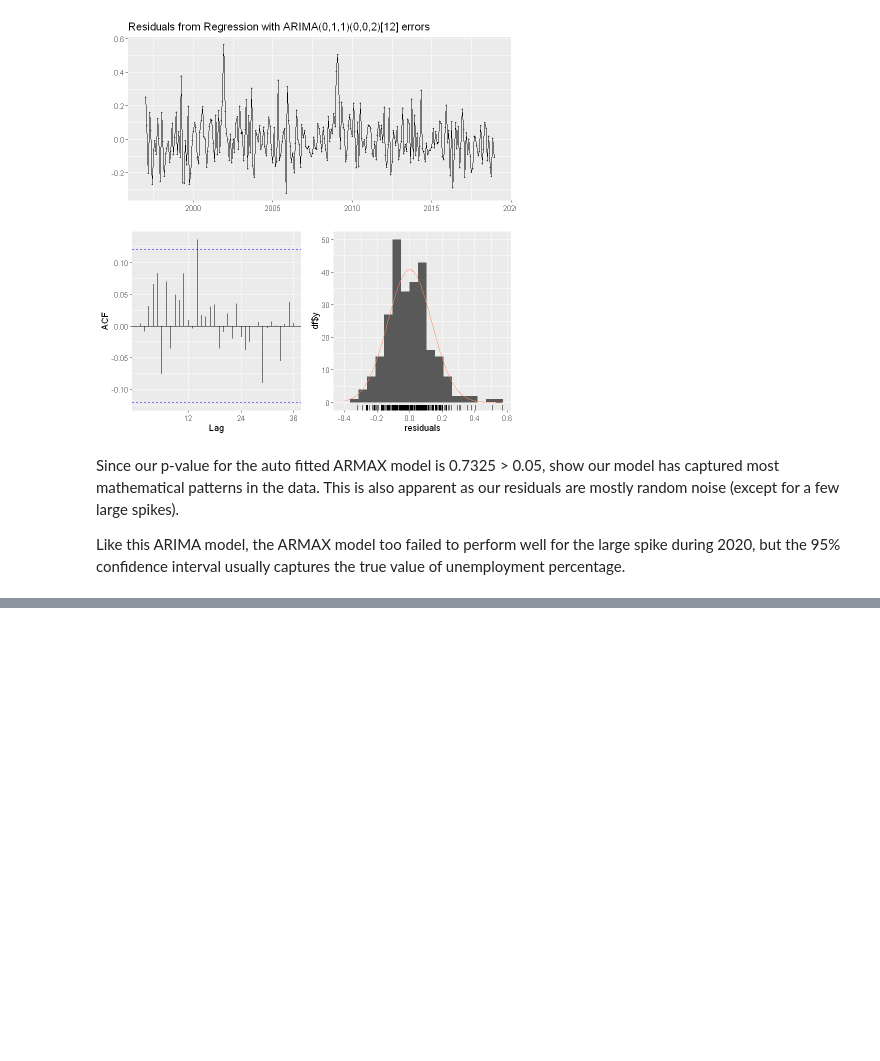
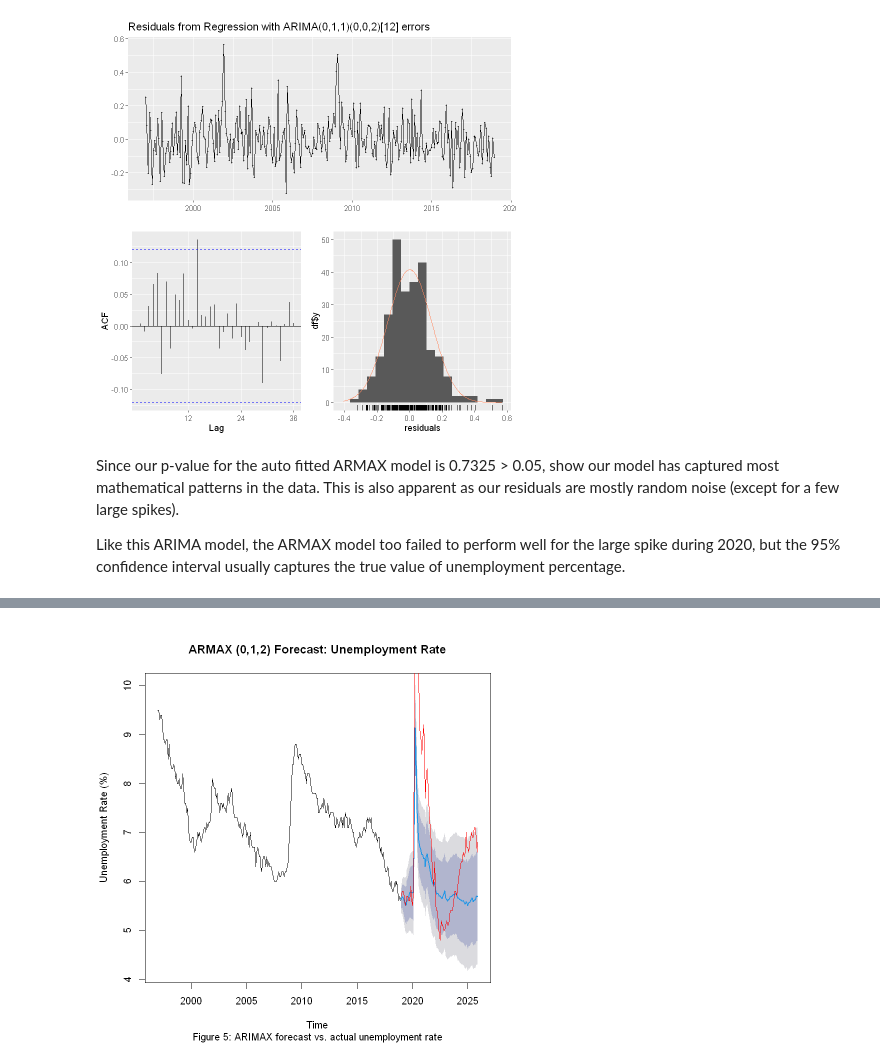
Before and after one commit to dhawal-rathore/Unemployment-Rate-Forecasting-STAT-443, a Jupyter notebook: modelling_armax.ipynb, the cells around one changed output, grey strips where cells are left out. Drawn from its saved outputs; the diff is of its cells as text; code cells hidden in the pictures; blank space fills up the shorter version.

```diff
--- a/modelling_armax.ipynb
+++ b/modelling_armax.ipynb
@@ -133,0 +223,10 @@ Like this ARIMA model, the ARMAX model too failed to perform well for the large
+# %%
+plot(armax_fc_15,
+     main = "ARMAX (0,1,2) Forecast: Unemployment Rate",
+     ylab = "Unemployment Rate (%)",
+     xlab = "Time",
+     sub = "Figure 5: ARIMAX forecast vs. actual unemployment rate")
+
+lines(unemp_test, col = "red")
+# %% [output]
+[figure, added]
```
Also changed, not shown: parts of 5 cells of this notebook.
